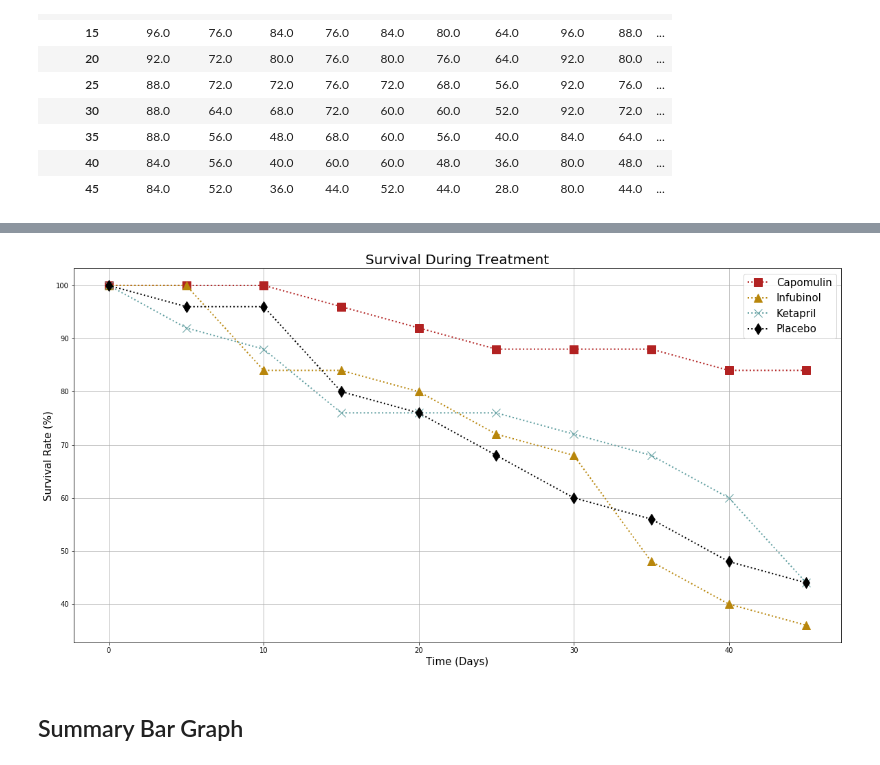
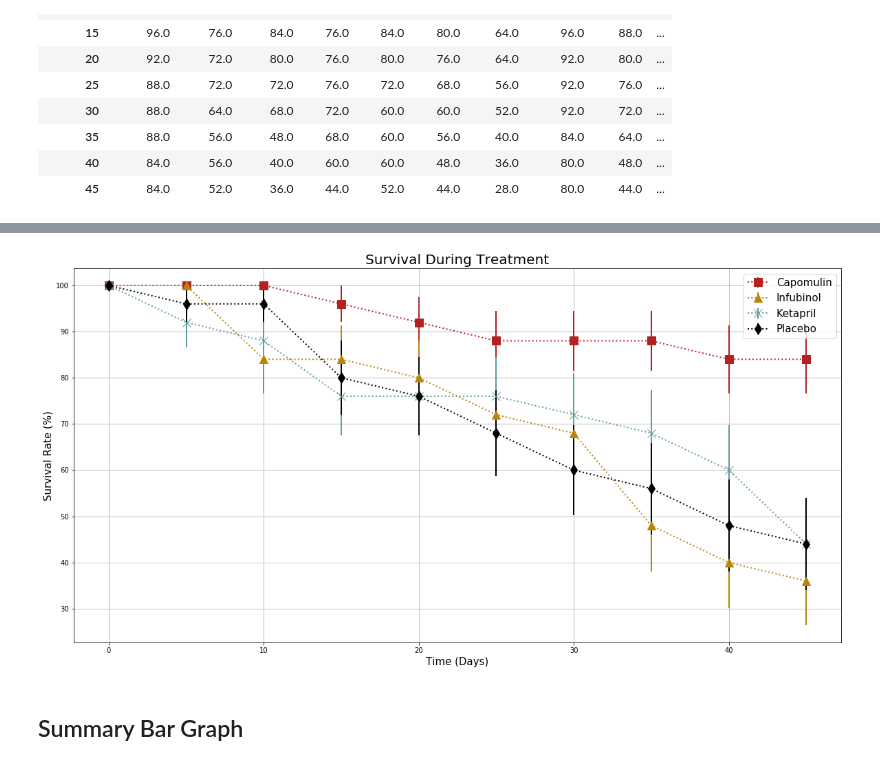
Before and after one commit to Ajstanley89/HW-5-Matplotlib, a Jupyter notebook: Pymaceuticals/pymaceuticals_solved.ipynb, the cells around one changed output, grey strips where cells are left out. Saved outputs shown, nothing was run; the diff lists cells and outputs as text; code cells hidden in the pictures.

Commit message:
Added Error Bars to 3rd Graph using standard error formula for proportion data

```diff
--- a/Pymaceuticals/pymaceuticals_solved.ipynb
+++ b/Pymaceuticals/pymaceuticals_solved.ipynb
@@ -266,0 +270,9 @@ survival_rate
+# %%
+# Calculate standard error for the durvival rate based on the above formula for standard error for proopoortioon data.
+survival_se = mouse_count["Mouse Count"]/25
+survival_se = pd.DataFrame(survival_se)
+survival_se = survival_se.rename(columns={'Mouse Count':'Survival Standard Error'})
+survival_se['Standard Error'] = 100*(((survival_se['Survival Standard Error']*(1-survival_se['Survival Standard Error']))/25)**0.5)
+survival_se = pd.DataFrame(survival_se.pop('Standard Error'))
+survival_se = df_formatter(survival_se, 'Timepoint')
+survival_se
@@ -267,19 +292,20 @@ survival_rate
 # %%
 # Generate the Plot (Accounting for percentages)
 
-survival_plot = survival_rate.plot(y=drug_comp, figsize=(20,10),grid=True, linestyle=':', color=colors, ms=12, lw=2)
+survival_plot = survival_rate.plot(y=drug_comp, figsize=(20,10), yerr=survival_se[drug_comp],
+                                   grid=True, linestyle=':', color=colors, ms=12, lw=2)
 
 # set each marker to a unique marker type
 for i, style in enumerate(survival_plot.get_lines()):
     style.set_marker(markers[i])
 
 plt.legend(loc='best', prop={'size':15})
 plt.title('Survival During Treatment', fontsize=20)
 plt.xlabel('Time (Days)', fontsize=15)
 plt.ylabel('Survival Rate (%)', fontsize=15)
 plt.savefig('Images/Survival During Treatment.png')
 # %% [output]
-[figure, old version]
+[figure, new version]
 # %% [markdown]
 ## Summary Bar Graph
 # %%
```
Also changed, not shown: parts of 2 cells of this notebook, 1 other file.
